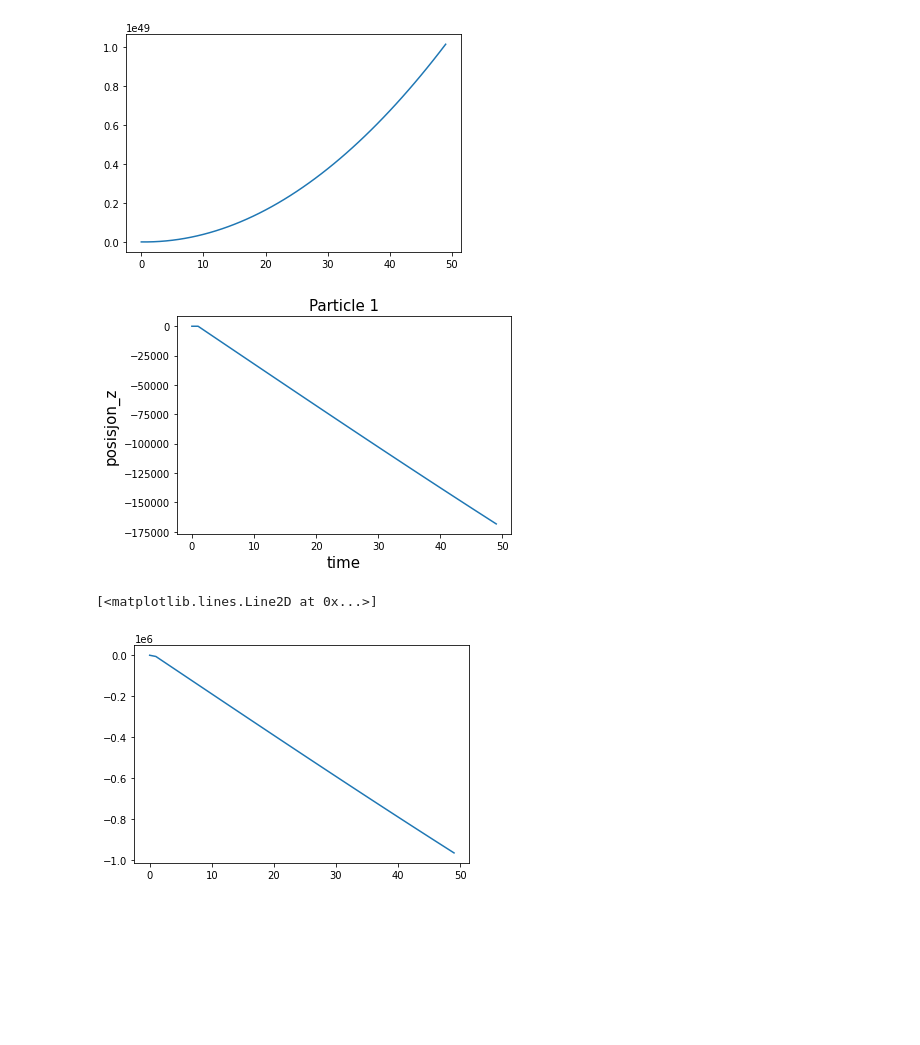
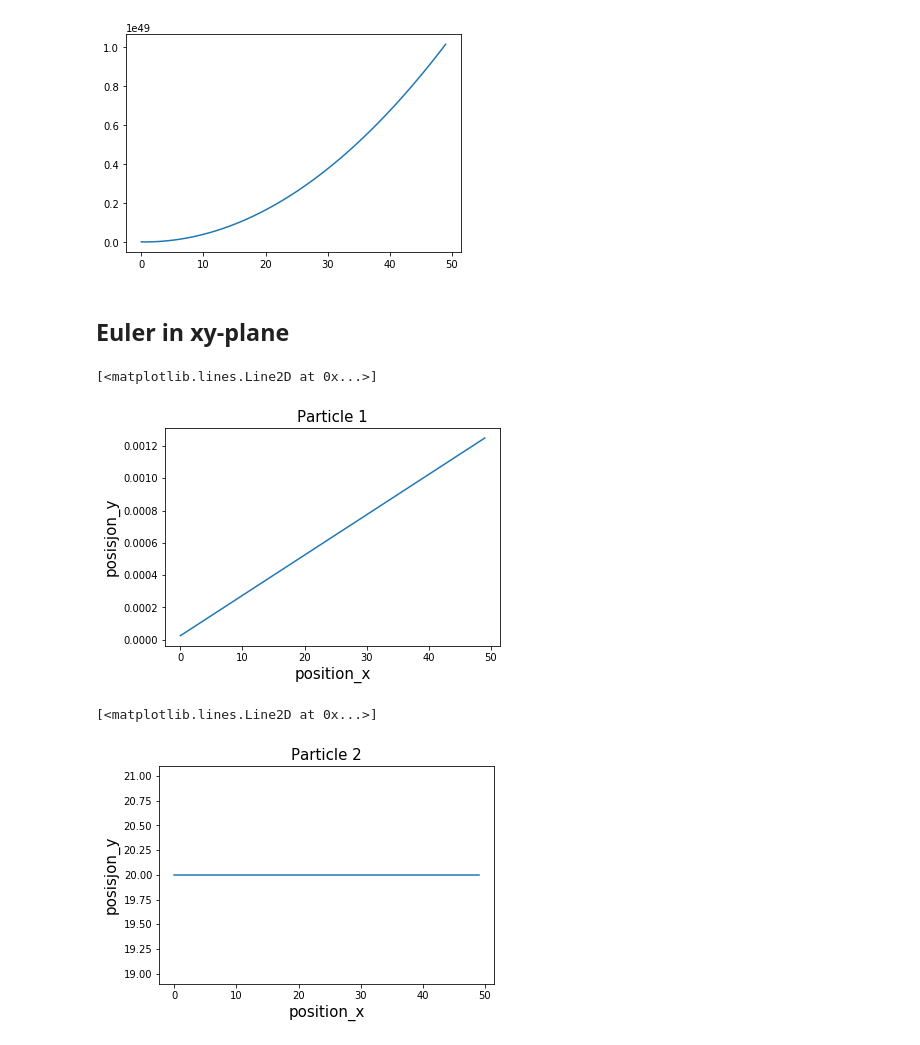
Before and after one commit to moaemilie/Project3_FYS4150, a Jupyter notebook: Task8.ipynb, the cells around one changed output. Drawn from its saved outputs; the diff is of its cells as text; code cells hidden in the pictures; blank space fills up the shorter version.

```diff
--- a/Task8.ipynb
+++ b/Task8.ipynb
@@ -102,27 +106,55 @@ plt.plot(y_eul)
 # %% [output]
 [<matplotlib.lines.Line2D at 0x...>]
 [figure]
+# %% [markdown]
+## Euler in xy-plane
 # %%
 import matplotlib.pyplot as plt
 
-x_eul = []
-y_eul = []
+x_eul1 = []
+x_eul2 = []
+for line in open('Particle_x_Euler_REL.txt', 'r'):
+    lines = [i for i in line.split()]
+    x_eul1.append(float(lines[0]))
+    x_eul2.append(float(lines[1]))
+
+y_eul1 = []
+y_eul2 = []
 for line in open('Particle_y_Euler_REL.txt', 'r'):
     lines = [i for i in line.split()]
-    x_eul.append(float(lines[0]))
-    y_eul.append(float(lines[1]))
+    y_eul1.append(float(lines[0]))
+    y_eul2.append(float(lines[1]))
 
 fig = plt.figure()
 plt.title('Particle 1', fontsize=15)
-plt.xlabel('time', fontsize=15)
-plt.ylabel('posisjon_z', fontsize=15)
-plt.plot(x_eul)
-
-plt.show()
+plt.xlabel('position_x', fontsize=15)
+plt.ylabel('posisjon_y', fontsize=15)
+plt.plot(y_eul1)
 # %% [output]
+[<matplotlib.lines.Line2D at 0x...>]
-[figure, old version]
+[figure, new version]
-# %%
-plt.plot(y_eul)
-# %% [output]
-[<matplotlib.lines.Line2D at 0x...>]
-[figure, removed]
+# %%
+import matplotlib.pyplot as plt
+
+x_eul1 = []
+x_eul2 = []
+for line in open('Particle_x_Euler_REL.txt', 'r'):
+    lines = [i for i in line.split()]
+    x_eul1.append(float(lines[0]))
+    x_eul2.append(float(lines[1]))
+
+y_eul1 = []
+y_eul2 = []
+for line in open('Particle_y_Euler_REL.txt', 'r'):
+    lines = [i for i in line.split()]
+    y_eul1.append(float(lines[0]))
+    y_eul2.append(float(lines[1]))
+
+fig = plt.figure()
+plt.title('Particle 2', fontsize=15)
+plt.xlabel('position_x', fontsize=15)
+plt.ylabel('posisjon_y', fontsize=15)
+plt.plot(x_eul)
+# %% [output]
+[<matplotlib.lines.Line2D at 0x...>]
+[figure, added]
```
Also changed, not shown: parts of 10 cells of this notebook, 11 other files.
